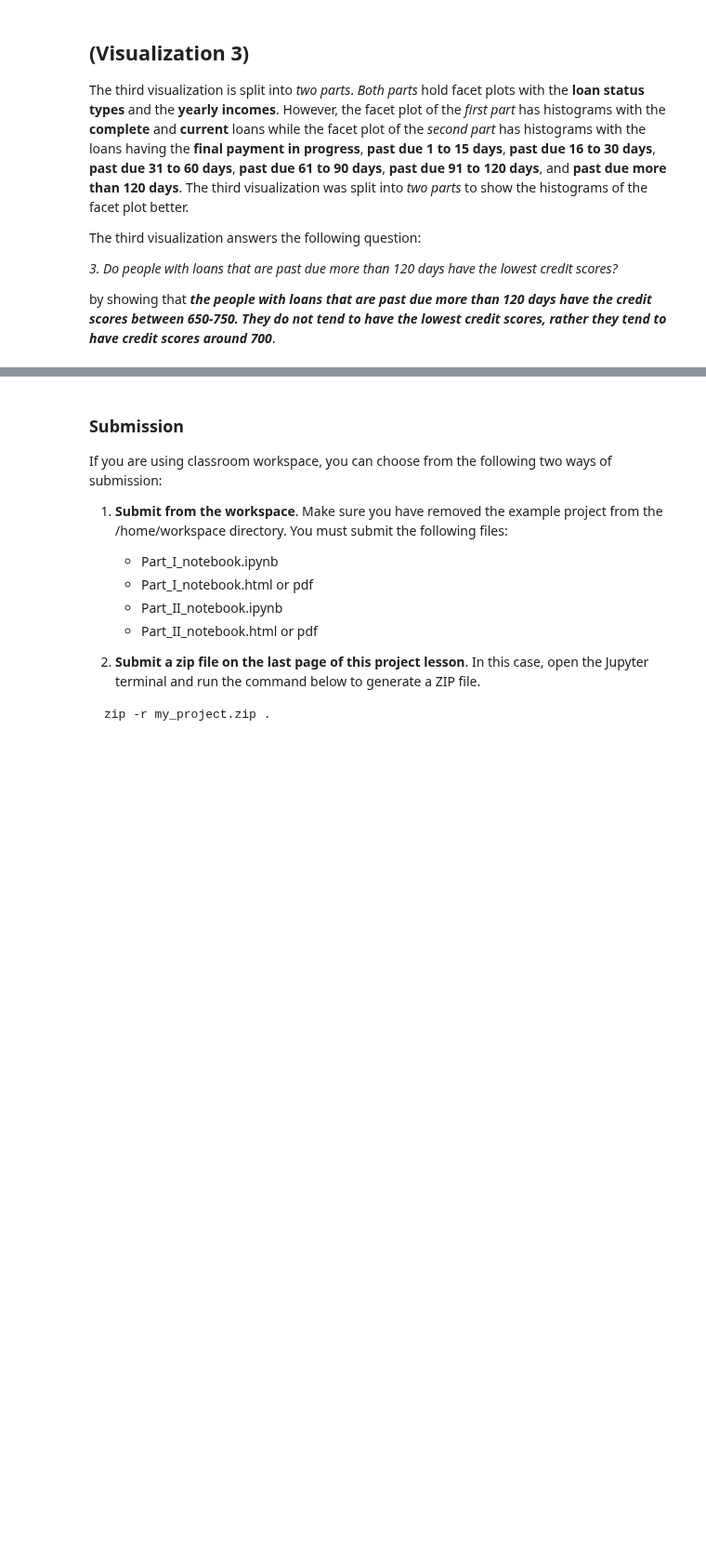
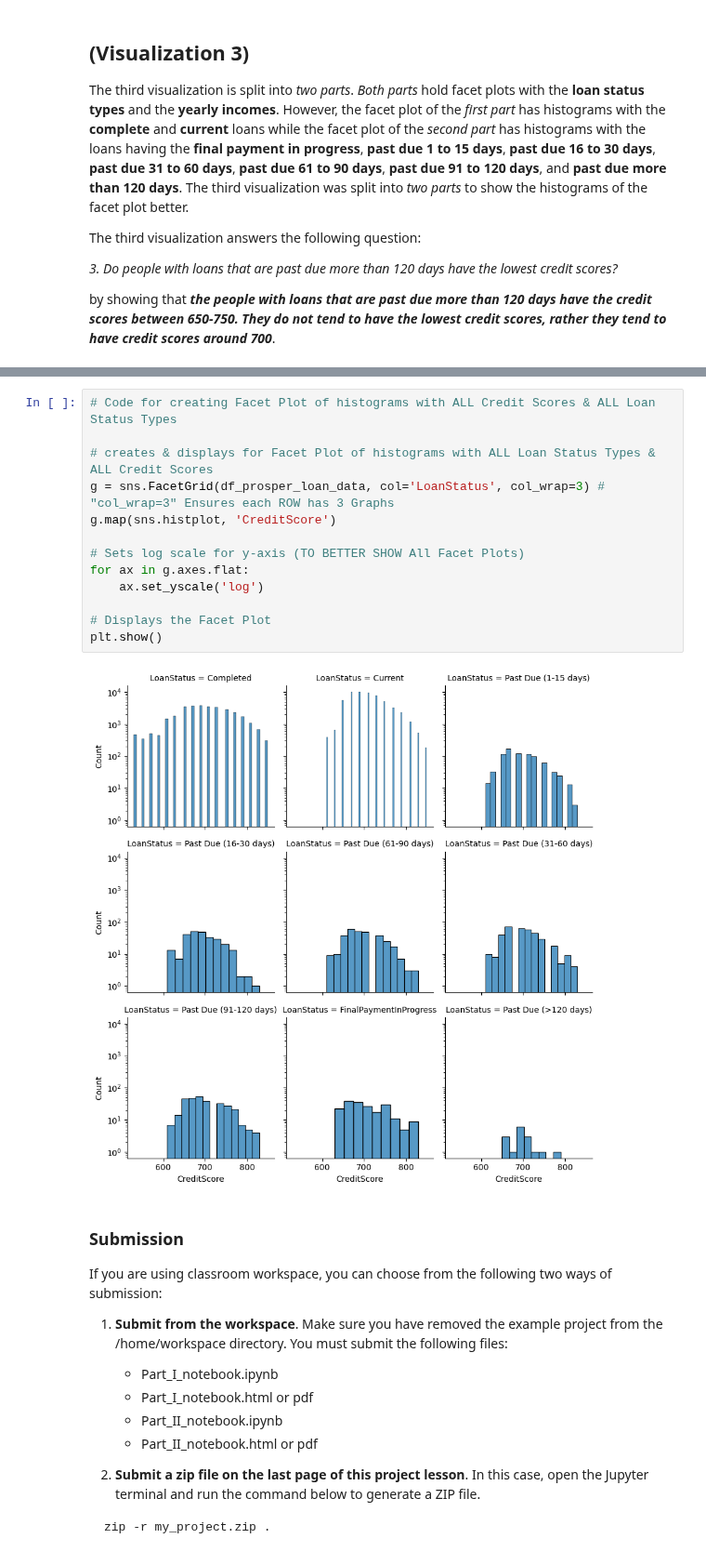
Before and after one commit to jwGitHub9860/Communicate_Data_Findings, a Jupyter notebook: Part_II_explanatory_template.ipynb, the cells around one changed output, grey strips where cells are left out. Shown at 93% size. Cells and saved outputs as stored; diff of their text form; blank space fills up the shorter version.

Commit message:
refactor: Refactoring production code
Change code for facet plot in code cell for "(Visualization 3)" of second jupyter file for explanatory data analysis

```diff
--- a/Part_II_explanatory_template.ipynb
+++ b/Part_II_explanatory_template.ipynb
@@ -189,3 +164,18 @@ plt.show()
+# %%
+# Code for creating Facet Plot of histograms with ALL Credit Scores & ALL Loan Status Types
+
+# creates & displays for Facet Plot of histograms with ALL Loan Status Types & ALL Credit Scores
+g = sns.FacetGrid(df_prosper_loan_data, col='LoanStatus', col_wrap=3) # "col_wrap=3" Ensures each ROW has 3 Graphs
+g.map(sns.histplot, 'CreditScore')
+
+# Sets log scale for y-axis (TO BETTER SHOW All Facet Plots)
+for ax in g.axes.flat:
+    ax.set_yscale('log')
+
+# Displays the Facet Plot
+plt.show()
+# %% [output]
+[figure, added]
 # %% [markdown]
 ### Submission
 If you are using classroom workspace, you can choose from the following two ways of submission:
```
Also changed, not shown: parts of 1 cell of this notebook.
